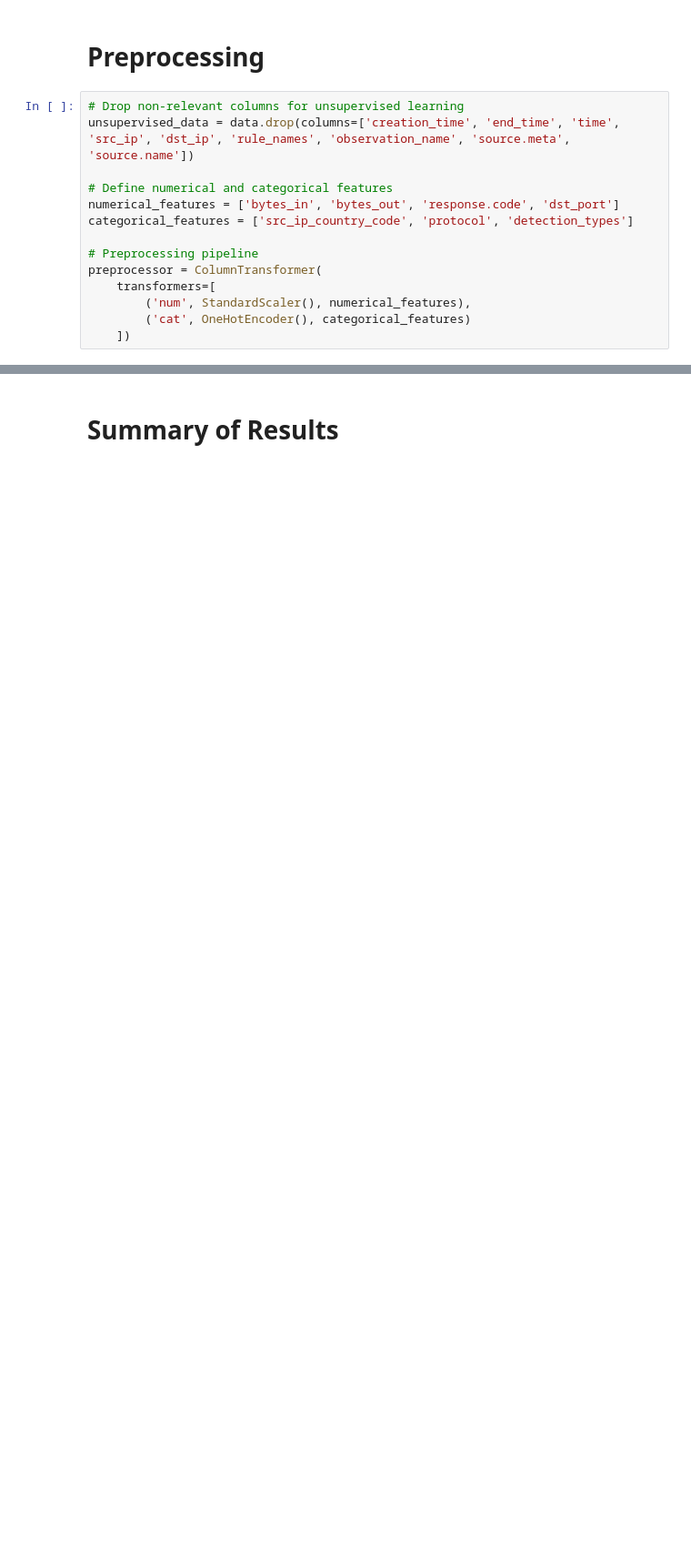
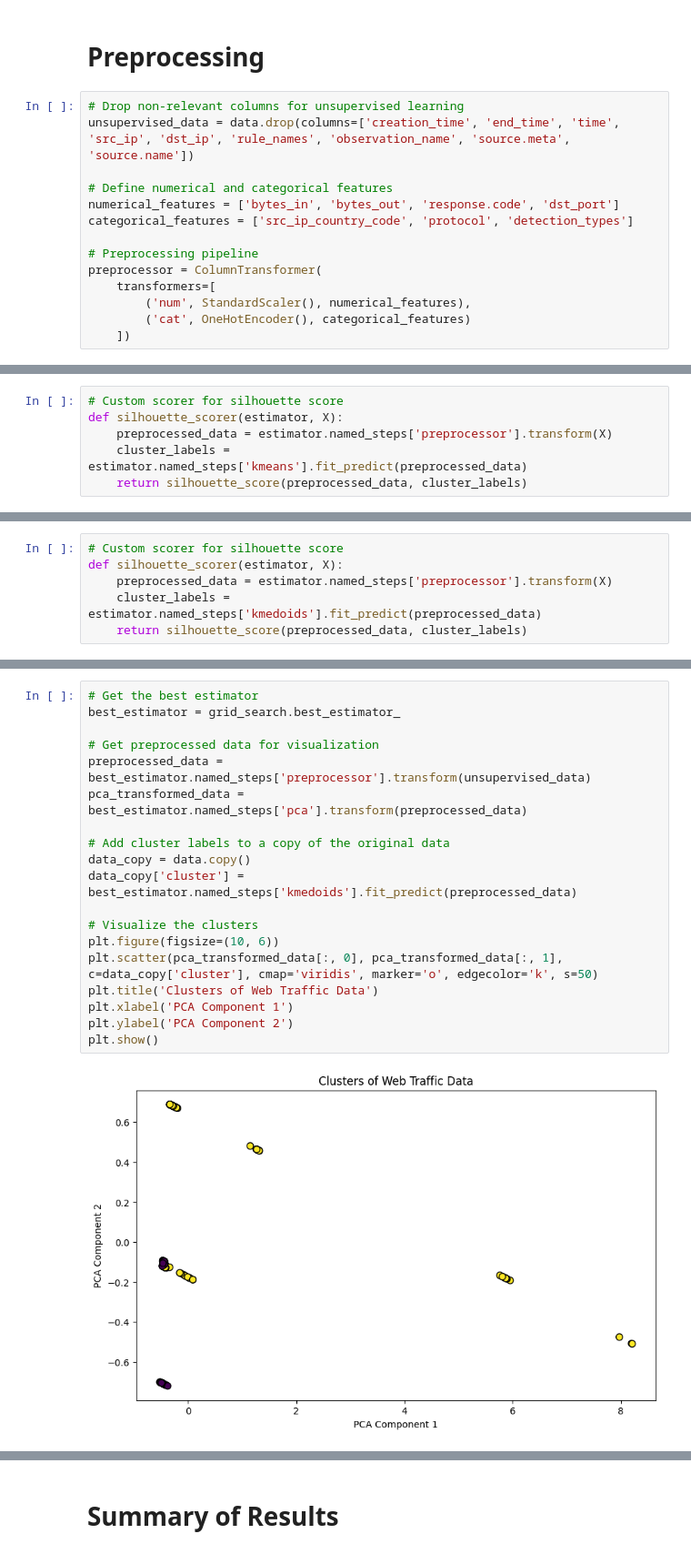
Before and after one commit to Misklean/ftml_project_2025, a Jupyter notebook: Exercice7/Exercice_7.ipynb, the cells around one changed output, grey strips where cells are left out. Shown at 91% size. Cells and saved outputs as stored; diff of their text form; blank space fills up the shorter version.

```diff
--- a/Exercice7/Exercice_7.ipynb
+++ b/Exercice7/Exercice_7.ipynb
@@ -225,0 +305,6 @@ plt.show()
+# %%
+# Custom scorer for silhouette score
+def silhouette_scorer(estimator, X):
+    preprocessed_data = estimator.named_steps['preprocessor'].transform(X)
+    cluster_labels = estimator.named_steps['kmeans'].fit_predict(preprocessed_data)
+    return silhouette_score(preprocessed_data, cluster_labels)
@@ -225,0 +361,6 @@ plt.show()
+# %%
+# Custom scorer for silhouette score
+def silhouette_scorer(estimator, X):
+    preprocessed_data = estimator.named_steps['preprocessor'].transform(X)
+    cluster_labels = estimator.named_steps['kmedoids'].fit_predict(preprocessed_data)
+    return silhouette_score(preprocessed_data, cluster_labels)
@@ -225,0 +397,21 @@ plt.show()
+# %%
+# Get the best estimator
+best_estimator = grid_search.best_estimator_
+
+# Get preprocessed data for visualization
+preprocessed_data = best_estimator.named_steps['preprocessor'].transform(unsupervised_data)
+pca_transformed_data = best_estimator.named_steps['pca'].transform(preprocessed_data)
+
+# Add cluster labels to a copy of the original data
+data_copy = data.copy()
+data_copy['cluster'] = best_estimator.named_steps['kmedoids'].fit_predict(preprocessed_data)
+
+# Visualize the clusters
+plt.figure(figsize=(10, 6))
+plt.scatter(pca_transformed_data[:, 0], pca_transformed_data[:, 1], c=data_copy['cluster'], cmap='viridis', marker='o', edgecolor='k', s=50)
+plt.title('Clusters of Web Traffic Data')
+plt.xlabel('PCA Component 1')
+plt.ylabel('PCA Component 2')
+plt.show()
+# %% [output]
+[figure, added]
```
Also changed, not shown: parts of 31 cells of this notebook, 2 other files.
